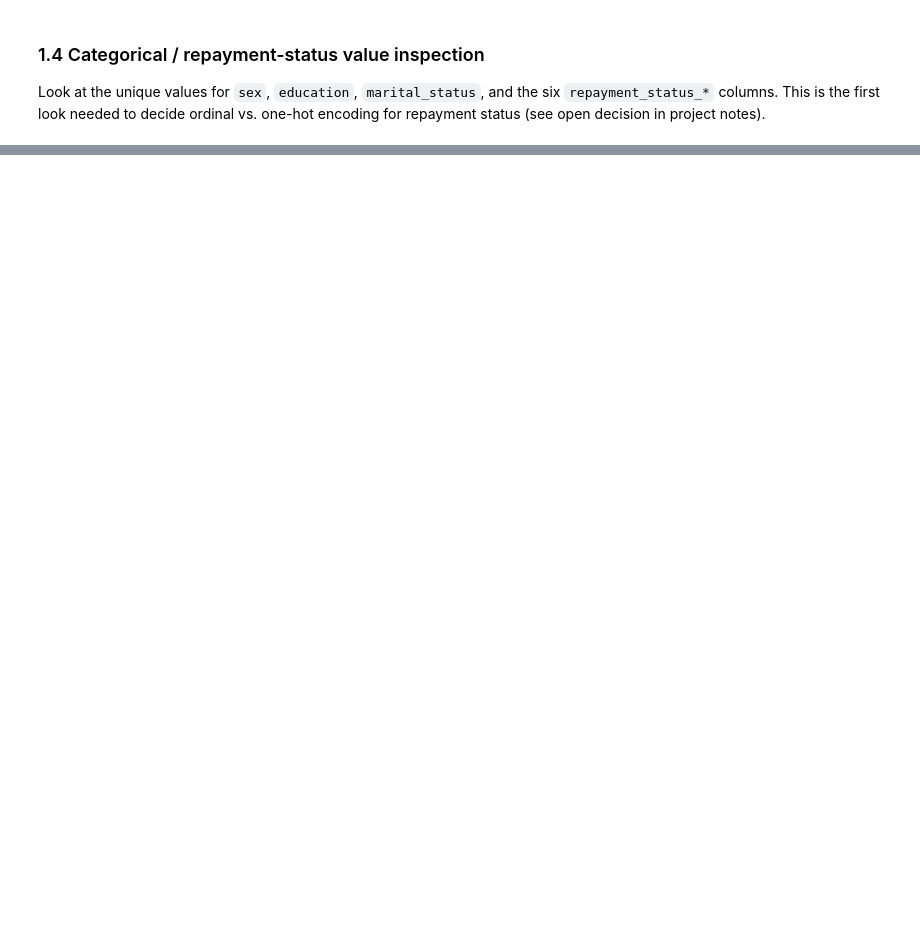
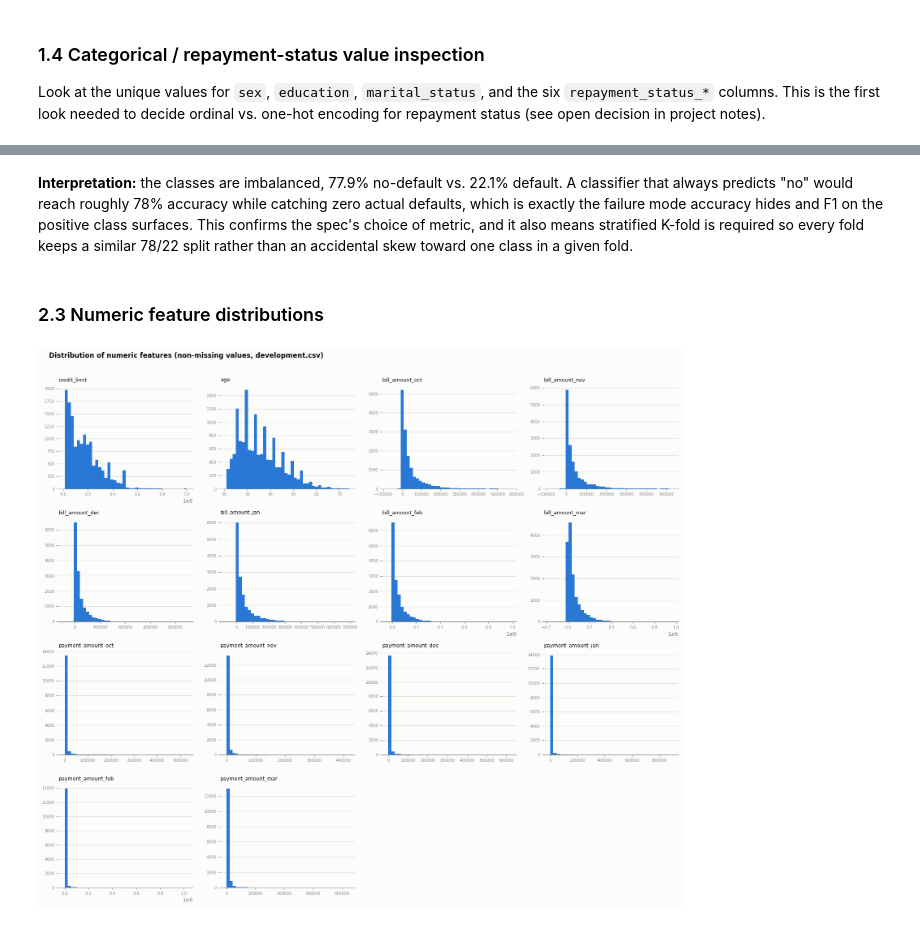
Before and after one commit to shivammtrivedi/infs4203-project, a Jupyter notebook: development.ipynb, the cells around one changed output, grey strips where cells are left out. Drawn from its saved outputs; the diff is of its cells as text; code cells hidden in the pictures; blank space fills up the shorter version.

```diff
--- a/development.ipynb
+++ b/development.ipynb
@@ -159,0 +288,27 @@ for col in categorical_cols + repayment_status_cols:
+# %% [markdown]
+**Interpretation:** the classes are imbalanced, 77.9% no-default vs. 22.1% default. A
+classifier that always predicts "no" would reach roughly 78% accuracy while catching zero
+actual defaults, which is exactly the failure mode accuracy hides and F1 on the positive
+class surfaces. This confirms the spec's choice of metric, and it also means stratified
+K-fold is required so every fold keeps a similar 78/22 split rather than an accidental
+skew toward one class in a given fold.
+# %% [markdown]
+### 2.3 Numeric feature distributions
+# %%
+fig, axes = plt.subplots(4, 4, figsize=(16, 14))
+axes = axes.flatten()
+for i, col in enumerate(numeric_cols):
+    ax = axes[i]
+    data = df[col].dropna()
+    ax.hist(data, bins=40, color=BLUE, zorder=3)
+    style_axis(ax, grid_axis='y')
+    ax.set_title(col, fontsize=9, loc='left')
+    ax.tick_params(labelsize=7)
+for j in range(len(numeric_cols), len(axes)):
+    axes[j].set_visible(False)
+fig.suptitle('Distribution of numeric features (non-missing values, development.csv)',
+             fontweight='bold', x=0.02, ha='left')
+fig.tight_layout(rect=[0, 0, 1, 0.97])
+plt.show()
+# %% [output]
+[figure, added]
```
Also changed, not shown: parts of 17 cells of this notebook, 1 other file.
